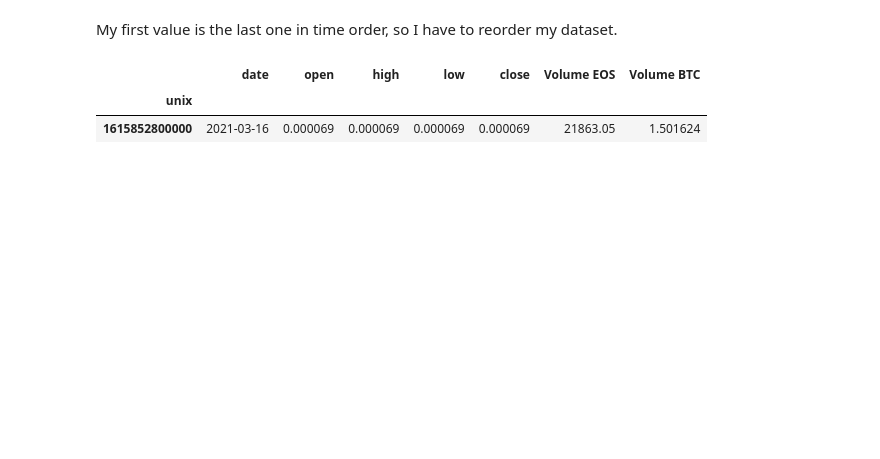
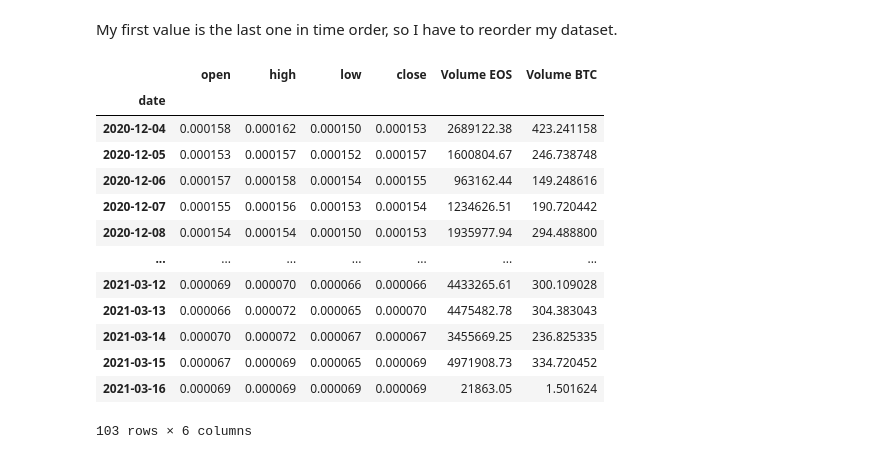
Before and after one commit to erma0x/trading-strategy-explorer, a Jupyter notebook: EOS-BTC.ipynb, the cells around one changed output. Saved outputs shown, nothing was run; the diff lists cells and outputs as text; code cells hidden in the pictures; blank space fills up the shorter version.

```diff
--- a/EOS-BTC.ipynb
+++ b/EOS-BTC.ipynb
@@ -168,11 +125,22 @@ df['date'].iloc[0]
 # %% [markdown]
 My first value is the last one in time order, so I have to reorder my dataset.
-# %%
-df.head(1)
-# %% [output]
-|  | date | open | high | low | close | Volume EOS | Volume BTC |
-| unix |  |  |  |  |  |  |  |
-| 1615852800000 | 2021-03-16 | 0.000069 | 0.000069 | 0.000069 | 0.000069 | 21863.05 | 1.501624 |
 # %%
 df2 = df.sort_values(['date']) # SORT BY DATE
+# %%
+df2
+# %% [output]
+|  | open | high | low | close | Volume EOS | Volume BTC |
+| date |  |  |  |  |  |  |
+| 2020-12-04 | 0.000158 | 0.000162 | 0.000150 | 0.000153 | 2689122.38 | 423.241158 |
+| 2020-12-05 | 0.000153 | 0.000157 | 0.000152 | 0.000157 | 1600804.67 | 246.738748 |
+| 2020-12-06 | 0.000157 | 0.000158 | 0.000154 | 0.000155 | 963162.44 | 149.248616 |
+| 2020-12-07 | 0.000155 | 0.000156 | 0.000153 | 0.000154 | 1234626.51 | 190.720442 |
+| 2020-12-08 | 0.000154 | 0.000154 | 0.000150 | 0.000153 | 1935977.94 | 294.488800 |
+| ... | ... | ... | ... | ... | ... | ... |
+| 2021-03-12 | 0.000069 | 0.000070 | 0.000066 | 0.000066 | 4433265.61 | 300.109028 |
+| 2021-03-13 | 0.000066 | 0.000072 | 0.000065 | 0.000070 | 4475482.78 | 304.383043 |
+| 2021-03-14 | 0.000070 | 0.000072 | 0.000067 | 0.000067 | 3455669.25 | 236.825335 |
+| 2021-03-15 | 0.000067 | 0.000069 | 0.000065 | 0.000069 | 4971908.73 | 334.720452 |
+| 2021-03-16 | 0.000069 | 0.000069 | 0.000069 | 0.000069 | 21863.05 | 1.501624 |
+103 rows × 6 columns
 # %% [markdown]
```
Also changed, not shown: parts of 28 cells of this notebook.
